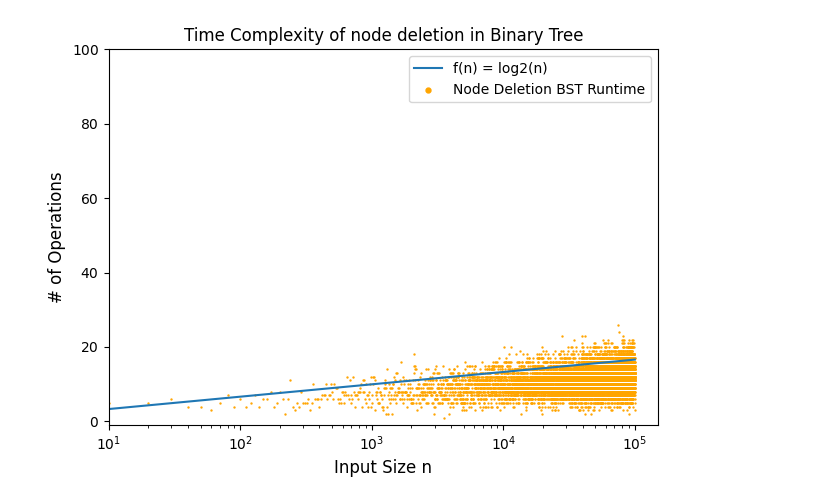
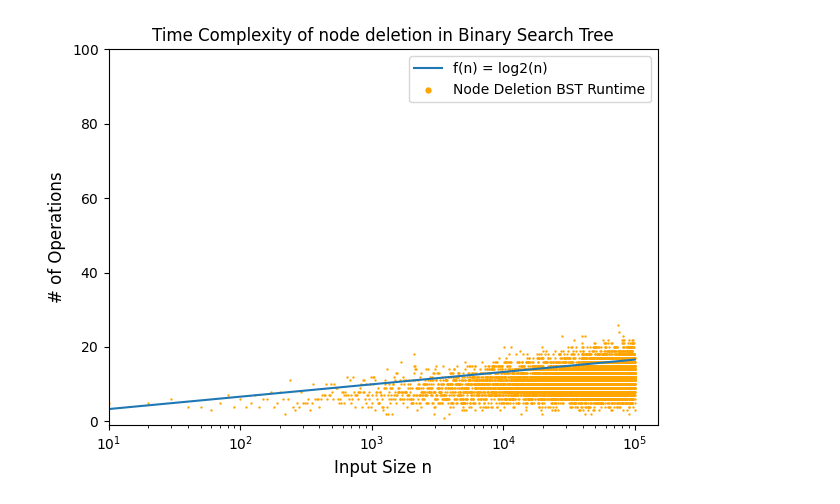
Before and after one commit to theodor-semerdzhiev/Proof-Project-COMP251, a Jupyter notebook: jupyter/BinaryTreeplot.ipynb, the cells around one changed output. Drawn from its saved outputs; the diff is of its cells as text; code cells hidden in the pictures.

```diff
--- a/jupyter/BinaryTreeplot.ipynb
+++ b/jupyter/BinaryTreeplot.ipynb
@@ -12,18 +12,18 @@ logn_vals = np.log2(n_vals)
 # %%
 fig, ax = plt.subplots()
 ax.plot(n_vals, logn_vals, label='f(n) = log2(n)')
 
 ax.set_xscale('log')
 ax.scatter(n_data, data, s=0.5, c='orange',label='Node Deletion BST Runtime')
 ax.set_xlabel('Input Size n', fontsize=12)
 ax.set_ylabel('# of Operations', fontsize=12)
 plt.ylim(-1,100)
 plt.xlim(10,150000)
 
 plt.legend(markerscale=5, loc='upper right')
-plt.title('Time Complexity of node deletion in Binary Tree')
+plt.title('Time Complexity of node deletion in Binary Search Tree')
 plt.ticklabel_format(useMathText=True, axis='y')
 plt.tight_layout()
 plt.show()
 # %% [output]
-[figure, old version]
+[figure, new version]
```
Also changed, not shown: 1 other file.
